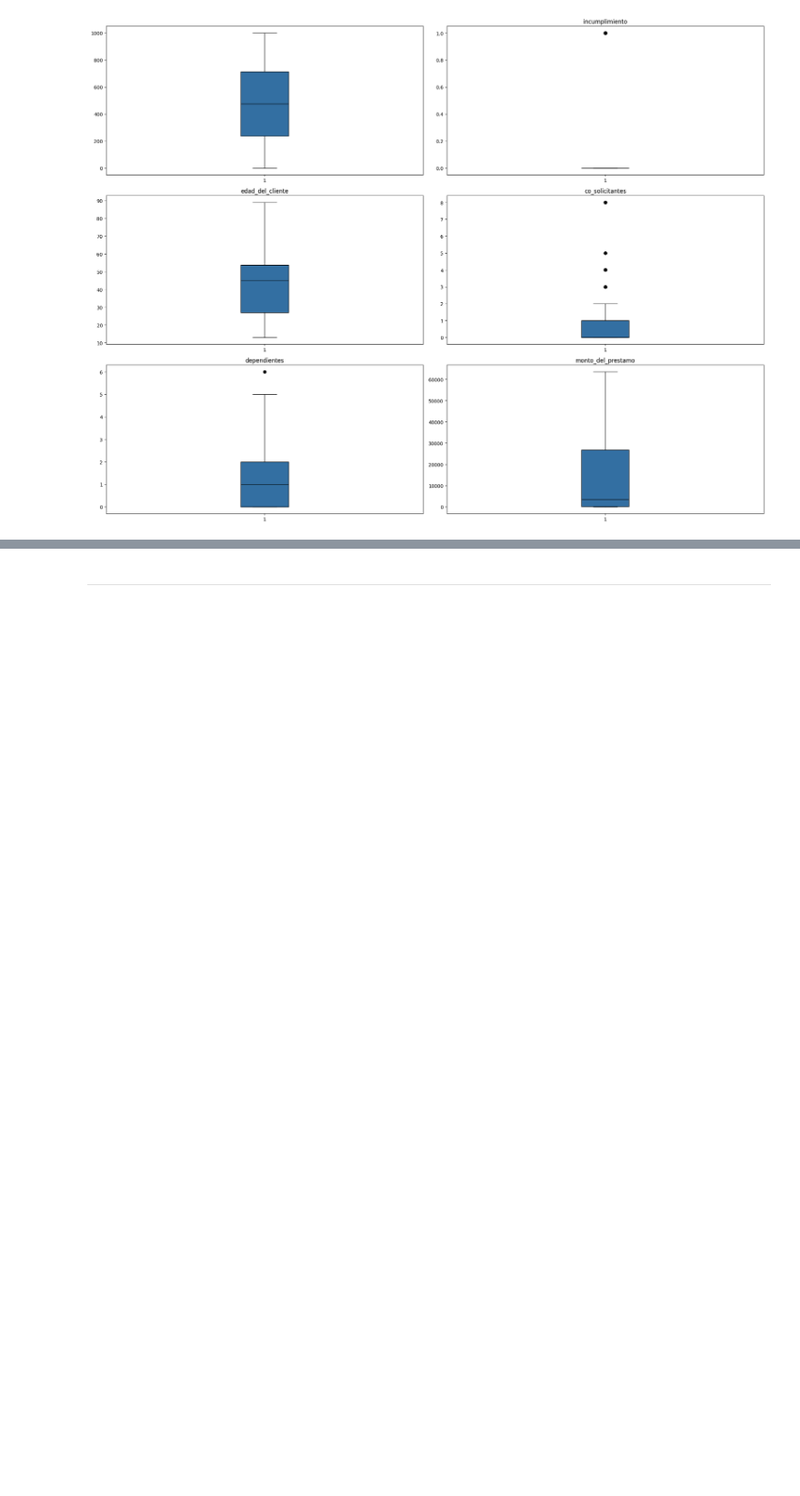
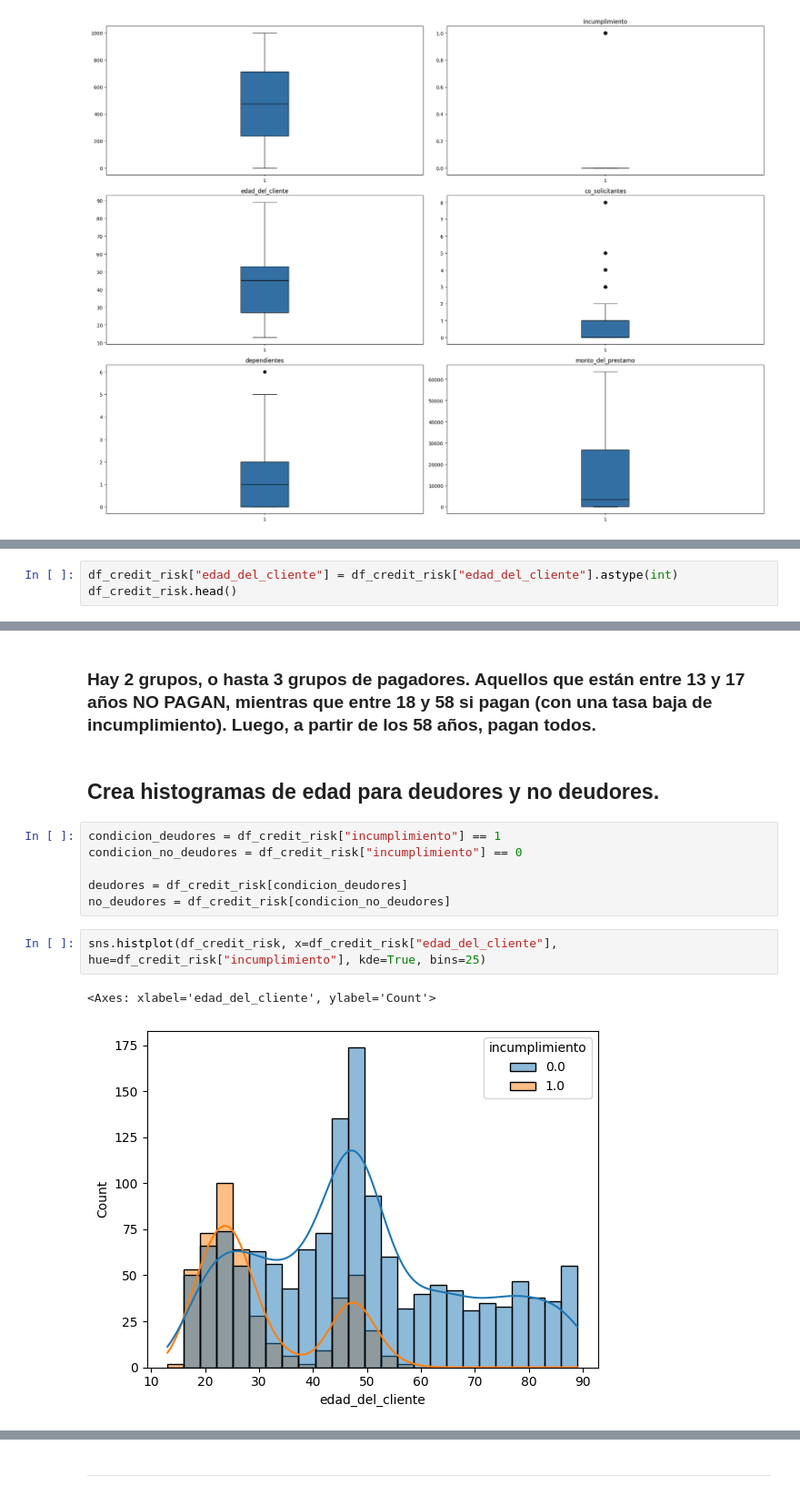
Before and after one commit to lnastri25/POO_UCEMA, a Jupyter notebook: modelos_segundo_parcial/credit_risk/exploracion_modelo.ipynb, the cells around one changed output, grey strips where cells are left out. Shown at 91% size. Cells and saved outputs as stored; diff of their text form; blank space fills up the shorter version.

```diff
--- a/modelos_segundo_parcial/credit_risk/exploracion_modelo.ipynb
+++ b/modelos_segundo_parcial/credit_risk/exploracion_modelo.ipynb
@@ -170,0 +248,3 @@ plot_outliers(df_credit_risk)
+# %%
+df_credit_risk["edad_del_cliente"] = df_credit_risk["edad_del_cliente"].astype(int)
+df_credit_risk.head()
@@ -170,0 +282,15 @@ plot_outliers(df_credit_risk)
+# %% [markdown]
+### Hay 2 grupos, o hasta 3 grupos de pagadores. Aquellos que están entre 13 y 17 años NO PAGAN, mientras que entre 18 y 58 si pagan (con una tasa baja de incumplimiento). Luego, a partir de los 58 años, pagan todos.
+# %% [markdown]
+## Crea histogramas de edad para deudores y no deudores.
+# %%
+condicion_deudores = df_credit_risk["incumplimiento"] == 1
+condicion_no_deudores = df_credit_risk["incumplimiento"] == 0
+
+deudores = df_credit_risk[condicion_deudores]
+no_deudores = df_credit_risk[condicion_no_deudores]
+# %%
+sns.histplot(df_credit_risk, x=df_credit_risk["edad_del_cliente"], hue=df_credit_risk["incumplimiento"], kde=True, bins=25)
+# %% [output]
+<Axes: xlabel='edad_del_cliente', ylabel='Count'>
+[figure, added]
```
Also changed, not shown: parts of 33 cells of this notebook, 2 other files.
